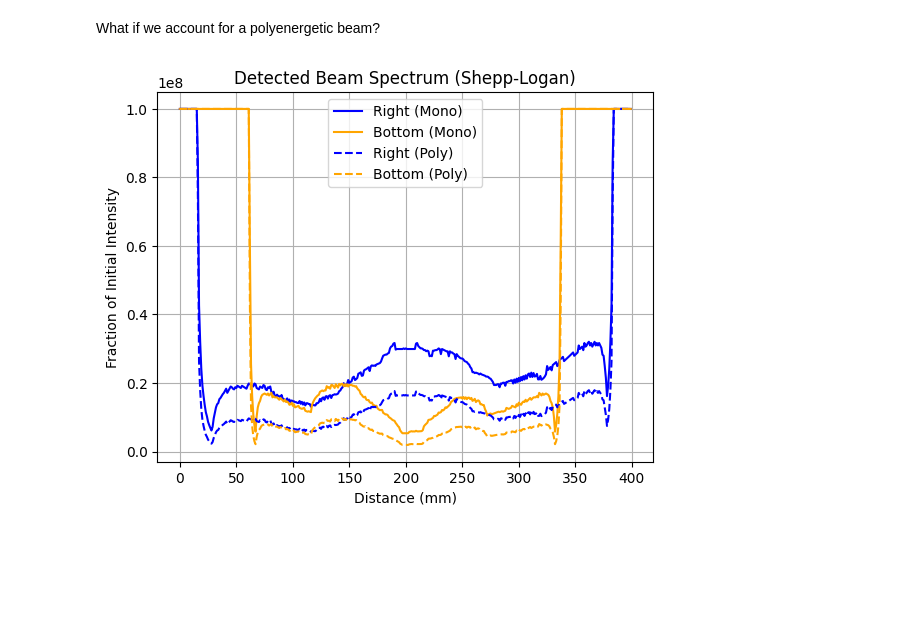
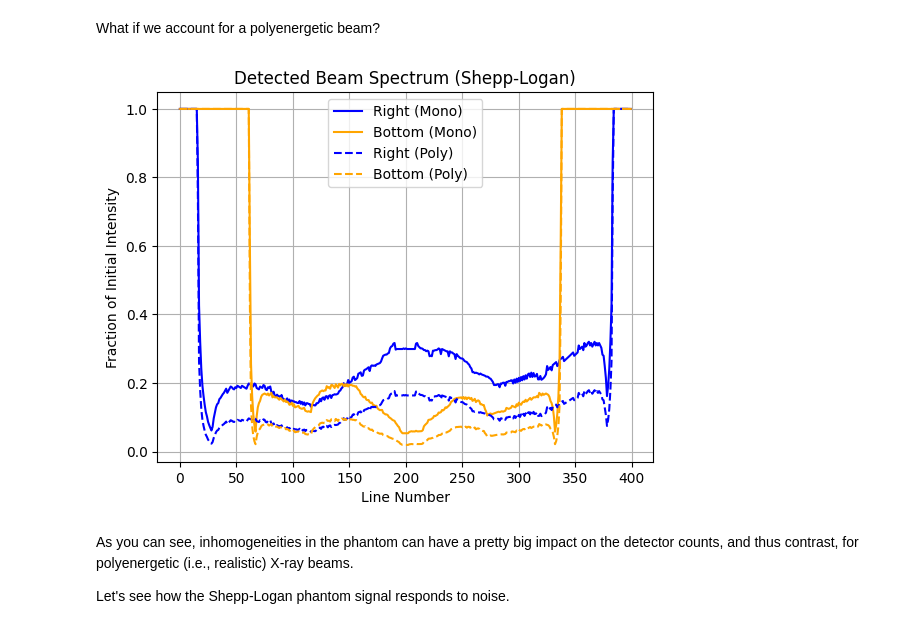
Before and after one commit to gwenethgray/CompBio, a Jupyter notebook: Imaging_Part_1_XRay.ipynb, the cells around one changed output. Saved outputs shown, nothing was run; the diff lists cells and outputs as text; code cells hidden in the pictures; blank space fills up the shorter version.

```diff
--- a/Imaging_Part_1_XRay.ipynb
+++ b/Imaging_Part_1_XRay.ipynb
@@ -509,31 +671,24 @@ This shows that a material inhomogeneity in the imaged object can causes differe
 # %%
-X, Y = shepp.shape # assume 0.5 mm, or 0.05 cm, per pixel
-dx = 0.05 # cm
-
-mu = 0.167 # 1/cm
-
+# convert the grayscale pixel values to a map of density
+density_map = np.zeros((X,Y))
 mean_px_val = shepp[shepp > 0].mean()
-
-# convert the grayscale pixel values to a map of attenuation coefficients
-mu_phantom = np.zeros((X,Y))
-mu_phantom[shepp > 0] = mu * shepp[shepp > 0] / mean_px_val
+density_map[shepp > 0] = shepp[shepp > 0] / mean_px_val
 
 detected_spectrum_right = np.ones(Y)
 detected_spectrum_bottom = np.ones(X)
 
 for i in range(X):
     for j in range(Y):
-        detected_spectrum_right[i] *= np.exp(-mu_phantom[i,j]*dx)
+        detected_spectrum_right[i] *= np.exp(-mu*density_map[i,j]*dx)
 
 for j in range(Y):
     for i in range(X):
-        detected_spectrum_bottom[j] *= np.exp(-mu_phantom[i,j]*dx)
-
+        detected_spectrum_bottom[j] *= np.exp(-mu*density_map[i,j]*dx)
 
 plt.figure()
 plt.plot(detected_spectrum_right, label="Right")
 plt.plot(detected_spectrum_bottom, label="Bottom")
-plt.xlabel("Distance (mm)")
+plt.xlabel("Line Number")
 plt.ylabel("Fraction of Initial Intensity")
 plt.title("Detected Beam Spectrum (Shepp-Logan)")
 plt.grid()
@@ -544,43 +711,48 @@ plt.show()
 # %% [markdown]
 What if we account for a polyenergetic beam?
 # %%
-X, Y = shepp.shape # assume 0.5 mm, or 0.05 cm, per pixel
-dx = 0.05 # cm
+detected_spectrum_right_poly = {energy: synthetic_spectrum[energy]*np.ones(Y) for energy in energies}
+# for the monoenergetic case, we use the attenuation coefficient for 100 keV photons in water
+detected_spectrum_right_mono = np.ones(Y)
 
-mu = 0.167 # 1/cm
-
-mean_px_val = shepp[shepp > 0].mean()
-
-# convert the grayscale pixel values to a map of density
-rho_phantom = np.zeros((X,Y))
-rho_phantom[shepp > 0] = shepp[shepp > 0] / mean_px_val
-
-detected_spectrum_right_poly = {energy: synthetic_spectrum[energy]*I0*np.ones(Y) for energy in energies}
 for i in range(X):
     for j in range(Y):
+        # monoenergetic attenuation: mu * density_map * dx
+        detected_spectrum_right_mono[i] *= np.exp(-mu * density_map[i,j]*dx)
         for energy in energies:
-            detected_spectrum_right_poly[energy][i] *= np.exp(-rho_phantom[i,j]*mu_tot[energy]*dx)
+            # polyenergetic attenuation: mu_tot[energy] * density_map * dx
+            detected_spectrum_right_poly[energy][i] *= np.exp(-mu_tot[energy] * density_map[i,j]*dx)
 
-detected_spectrum_bottom_poly = {energy: synthetic_spectrum[energy]*I0*np.ones(X) for energy in energies}
+detected_spectrum_bottom_poly = {energy: synthetic_spectrum[energy]*np.ones(X) for energy in energies}
+# for the monoenergetic case, we use the attenuation coefficient for 100 keV photons in water
+detected_spectrum_bottom_mono = np.ones(X)
+
 for j in range(Y):
     for i in range(X):
+        # monoenergetic attenuation: mu * density_map * dx
+        detected_spectrum_bottom_mono[j] *= np.exp(-mu * density_map[i,j]*dx)
         for energy in energies:
-            detected_spectrum_bottom_poly[energy][j] *= np.exp(-rho_phantom[i,j]*mu_tot[energy]*dx)
+            # polyenergetic attenuation: mu_tot[energy] * density_map * dx
+            detected_spectrum_bottom_poly[energy][j] *= np.exp(-mu_tot[energy] * density_map[i,j]*dx)
 
-# total fluence
+# total fluence detected at boundaries
 detected_spectrum_right_poly = np.sum([counts for counts in detected_spectrum_right_poly.values()], axis=0)
 detected_spectrum_bottom_poly = np.sum([counts for counts in detected_spectrum_bottom_poly.values()], axis=0)
 
 plt.figure()
-plt.plot(detected_spectrum_right*I0, color="blue", label="Right (Mono)")
-plt.plot(detected_spectrum_bottom*I0, color="orange", label="Bottom (Mono)")
+plt.plot(detected_spectrum_right_mono, color="blue", label="Right (Mono)")
+plt.plot(detected_spectrum_bottom_mono, color="orange", label="Bottom (Mono)")
 plt.plot(detected_spectrum_right_poly, color="blue", ls="--", label="Right (Poly)")
 plt.plot(detected_spectrum_bottom_poly, color="orange", ls="--", label="Bottom (Poly)")
-plt.xlabel("Distance (mm)")
+plt.xlabel("Line Number")
 plt.ylabel("Fraction of Initial Intensity")
 plt.title("Detected Beam Spectrum (Shepp-Logan)")
 plt.grid()
 plt.legend()
 plt.show()
 # %% [output]
-[figure, old version]
+[figure, new version]
+# %% [markdown]
+As you can see, inhomogeneities in the phantom can have a pretty big impact on the detector counts, and thus contrast, for polyenergetic (i.e., realistic) X-ray beams.
+
+Let's see how the Shepp-Logan phantom signal responds to noise.
```
Also changed, not shown: parts of 37 cells of this notebook.
